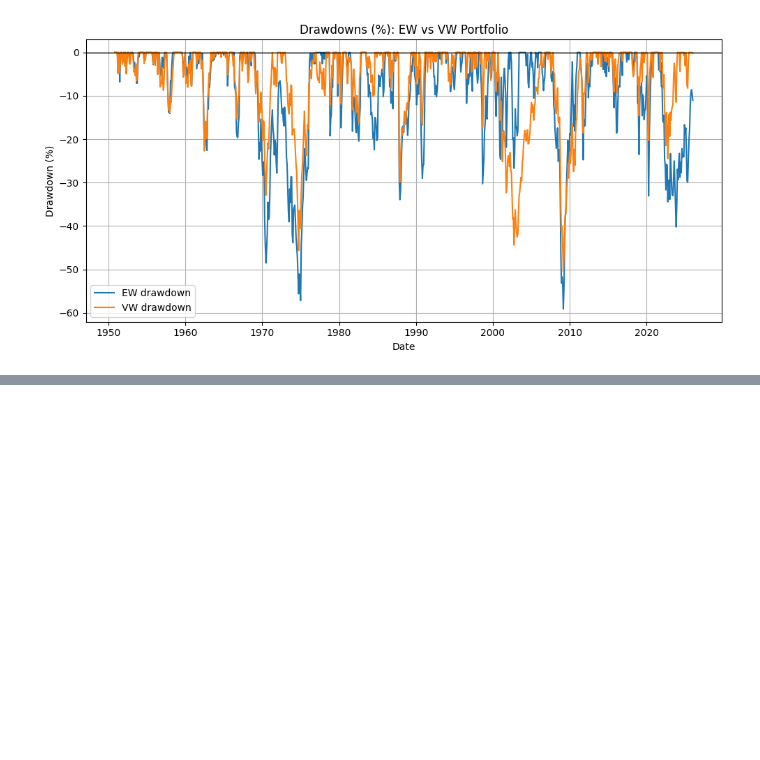
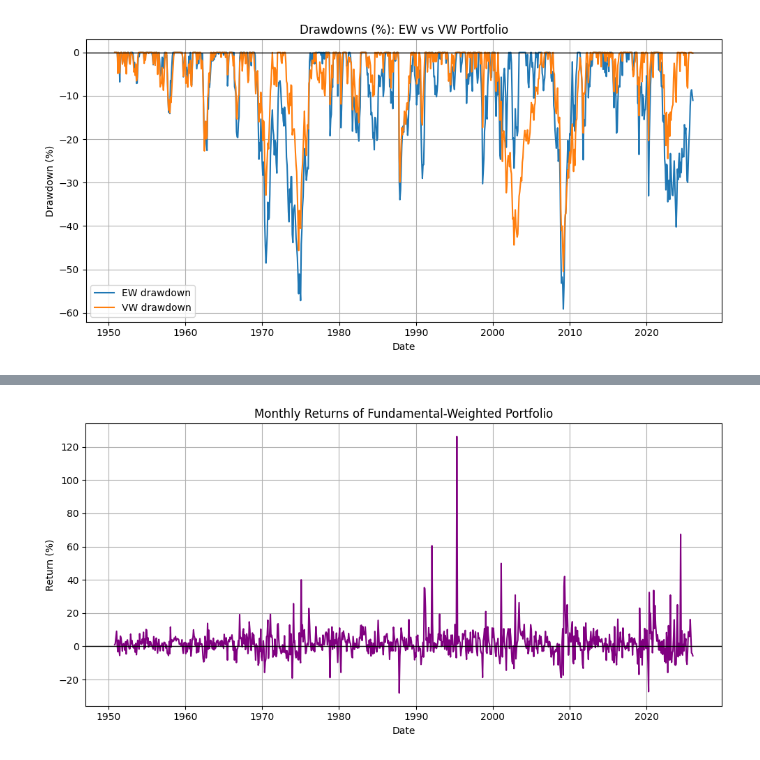
Before and after one commit to dhirajkk91/CCM_dataset, a Jupyter notebook: Portfolio_basics.ipynb, the cells around one changed output, grey strips where cells are left out. Saved outputs shown, nothing was run; the diff lists cells and outputs as text; code cells hidden in the pictures; blank space fills up the shorter version.

```diff
--- a/Portfolio_basics.ipynb
+++ b/Portfolio_basics.ipynb
@@ -398,0 +457,13 @@ plt.show()
+# %%
+plt.figure(figsize=(10, 5))
+plt.plot(fw_port['date'], fw_port['FW_ret'], color='purple')
+
+plt.axhline(0.0, color='black', linewidth=1)
+plt.title('Monthly Returns of Fundamental-Weighted Portfolio')
+plt.xlabel('Date')
+plt.ylabel('Return (%)')
+plt.grid(True)
+plt.tight_layout()
+plt.show()
+# %% [output]
+[figure, added]
```
Also changed, not shown: parts of 5 cells of this notebook.
